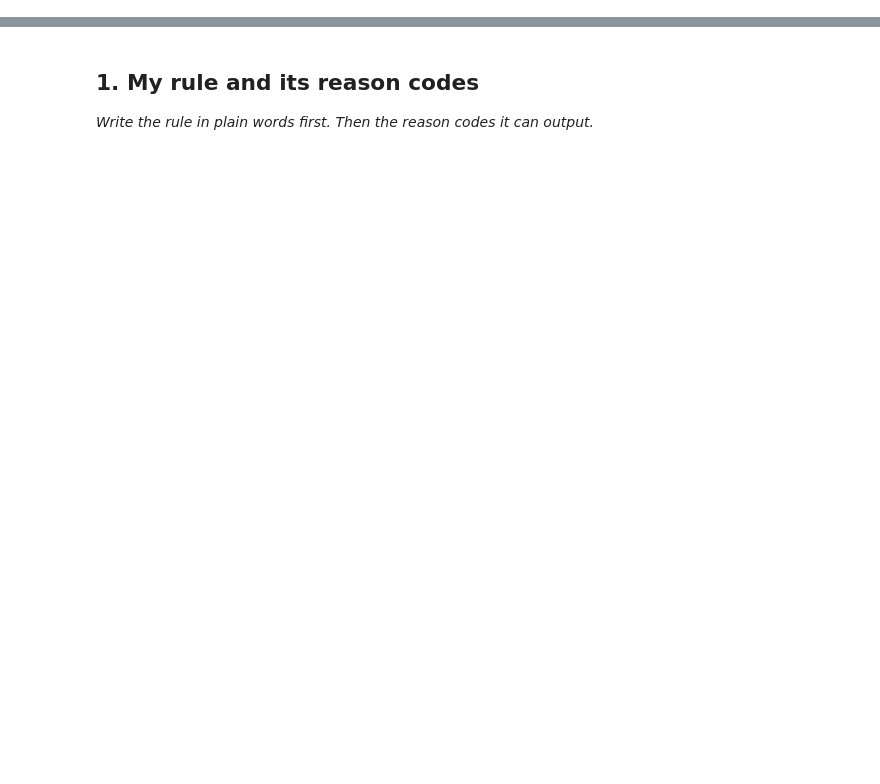
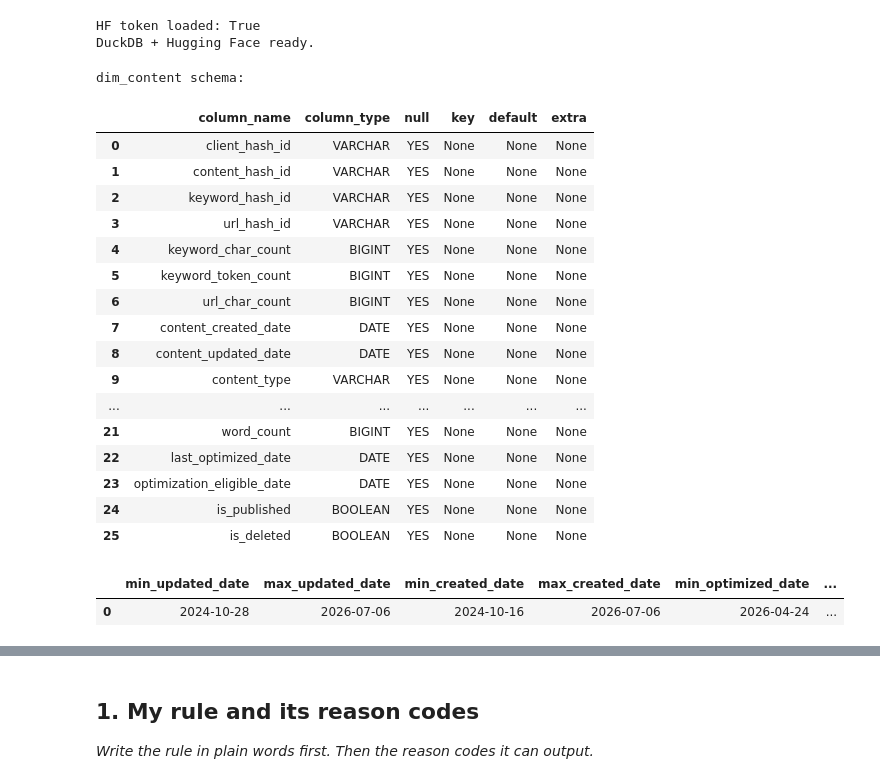
Before and after one commit to Veduisback/flyrank-ml-internship-starter, a Jupyter notebook: work/notebooks/w04_baseline_score.ipynb, the cells around one changed output, grey strips where cells are left out. Saved outputs shown, nothing was run; the diff lists cells and outputs as text; code cells hidden in the pictures; blank space fills up the shorter version.

```diff
--- a/work/notebooks/w04_baseline_score.ipynb
+++ b/work/notebooks/w04_baseline_score.ipynb
@@ -6,3 +6,78 @@
 This skeleton is yours to fill. Work the sections **in order** — each one has a one-line hint. Simple words, honest numbers.
 
 > Working with an AI assistant? Tell it to read `skills/README.md` first and load the one skill this assignment names on its card.
+# %%
+import duckdb
+from google.colab import userdata
+
+HF_TOKEN = userdata.get("HF_TOKEN")
+
+print("HF token loaded:", HF_TOKEN is not None)
+
+con = duckdb.connect()
+
+con.execute("INSTALL httpfs")
+con.execute("LOAD httpfs")
+
+con.execute("INSTALL azure")
+con.execute("LOAD azure")
+
+con.execute(f"""
+    CREATE OR REPLACE SECRET hf_secret (
+        TYPE HUGGINGFACE,
+        TOKEN '{HF_TOKEN}'
+    )
+""")
+
+print("DuckDB + Hugging Face ready.")
+# %% [output]
+HF token loaded: True
+DuckDB + Hugging Face ready.
+# %%
+DIM_CONTENT_PATH = (
+    "hf://datasets/FlyRank/internship-warehouse/"
+    "dim_content.parquet"
+)
+
+print("dim_content schema:")
+
+display(
+    con.execute(
+        f"DESCRIBE SELECT * FROM read_parquet('{DIM_CONTENT_PATH}')"
+    ).df()
+)
+# %% [output]
+dim_content schema:
+|  | column_name | column_type | null | key | default | extra |
+| 0 | client_hash_id | VARCHAR | YES | None | None | None |
+| 1 | content_hash_id | VARCHAR | YES | None | None | None |
+| 2 | keyword_hash_id | VARCHAR | YES | None | None | None |
+| 3 | url_hash_id | VARCHAR | YES | None | None | None |
+| 4 | keyword_char_count | BIGINT | YES | None | None | None |
+| 5 | keyword_token_count | BIGINT | YES | None | None | None |
+| 6 | url_char_count | BIGINT | YES | None | None | None |
+| 7 | content_created_date | DATE | YES | None | None | None |
+| 8 | content_updated_date | DATE | YES | None | None | None |
+| 9 | content_type | VARCHAR | YES | None | None | None |
+| ... | ... | ... | ... | ... | ... | ... |
+| 21 | word_count | BIGINT | YES | None | None | None |
+| 22 | last_optimized_date | DATE | YES | None | None | None |
+| 23 | optimization_eligible_date | DATE | YES | None | None | None |
+| 24 | is_published | BOOLEAN | YES | None | None | None |
+| 25 | is_deleted | BOOLEAN | YES | None | None | None |
+# %%
+q_dates = f"""
+SELECT
+    MIN(content_updated_date) AS min_updated_date,
+    MAX(content_updated_date) AS max_updated_date,
+    MIN(content_created_date) AS min_created_date,
+    MAX(content_created_date) AS max_created_date,
+    MIN(last_optimized_date) AS min_optimized_date,
+    MAX(last_optimized_date) AS max_optimized_date
+FROM read_parquet('{DIM_CONTENT_PATH}')
+"""
+
+display(con.execute(q_dates).df())
+# %% [output]
+|  | min_updated_date | max_updated_date | min_created_date | max_created_date | min_optimized_date | ... |
+| 0 | 2024-10-28 | 2026-07-06 | 2024-10-16 | 2026-07-06 | 2026-04-24 | ... |
```
Also changed, not shown: parts of 14 cells of this notebook.
